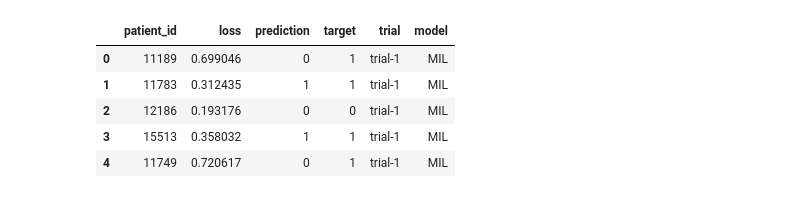
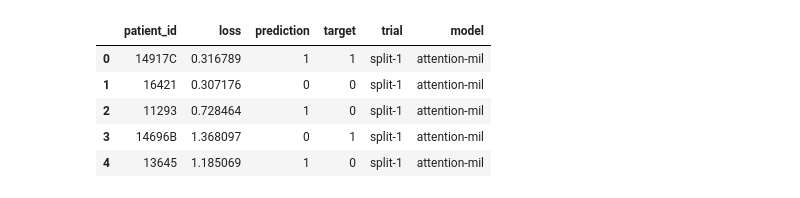
Before and after one commit to emnzn/ViT-Based-WSI-Classification, a Jupyter notebook: training/notebooks/results-visualization.ipynb, the cells around one changed output. Drawn from its saved outputs; the diff is of its cells as text; code cells hidden in the pictures.

```diff
--- a/training/notebooks/results-visualization.ipynb
+++ b/training/notebooks/results-visualization.ipynb
@@ -8,23 +8,31 @@ from sklearn.metrics import balanced_accuracy_score, f1_score
 # %%
 data_dir = os.path.join("..", "assets", "inference-results")
 
-trial_nums = sorted(os.listdir(data_dir), key=lambda x: int(x.split("-")[-1]))
+embedding_types = [d for d in os.listdir(data_dir) if d != "beta"]
 # %%
-def stack_dfs(data_dir, trial_nums):
+def stack_dfs(data_dir):
     dfs = []
 
-    for trial in trial_nums:
-        trial_path = os.path.join(data_dir, trial)
-        result_files = os.listdir(trial_path)
-        result_paths = [os.path.join(trial_path, f) for f in result_files]
+    for embedding_type in embedding_types:
+        embedding_dir = os.path.join(data_dir, embedding_type)
+        training_methods = os.listdir(embedding_dir)
 
-        for result in result_paths:
-            df = pd.read_csv(result)
-            df["trial"] = [trial for _ in range(len(df))]
-            df["model"] = [Path(result).stem for _ in range(len(df))]
-            df["model"] = df["model"].map(lambda x: "MIL" if "mil" in x else "CNN")
+        for training_method in training_methods:
+            method_dir = os.path.join(embedding_dir, training_method)
+            trial_nums = sorted(os.listdir(method_dir), key=lambda x: int(x.split("-")[-1]))
 
-            dfs.append(df)
+            for trial in trial_nums:
+                trial_path = os.path.join(method_dir, trial)
+                result_files = os.listdir(trial_path)
+                result_paths = [os.path.join(trial_path, f) for f in result_files]
+
+                for result in result_paths:
+                    df = pd.read_csv(result)
+                    df["trial"] = [trial for _ in range(len(df))]
+                    df["model"] = [Path(result).stem for _ in range(len(df))]
+                    df["model"] = df["model"].map(lambda x: "-".join(Path(x).stem.split("-")[:-1]))
+
+                    dfs.append(df)
 
     stacked_df = pd.concat(dfs, axis=0)
 
@@ -37,16 +45,16 @@ def compute_metrics(group):
 
     return pd.Series({'balanced_accuracy': balanced_acc, 'weighted_f1': weighted_f1})
 # %%
-df = stack_dfs(data_dir, trial_nums)
+df = stack_dfs(data_dir)
 
 df.head()
 # %% [output]
 |  | patient_id | loss | prediction | target | trial | model |
-| 0 | 11189 | 0.699046 | 0 | 1 | trial-1 | MIL |
-| 1 | 11783 | 0.312435 | 1 | 1 | trial-1 | MIL |
-| 2 | 12186 | 0.193176 | 0 | 0 | trial-1 | MIL |
-| 3 | 15513 | 0.358032 | 1 | 1 | trial-1 | MIL |
-| 4 | 11749 | 0.720617 | 0 | 1 | trial-1 | MIL |
+| 0 | 14917C | 0.316789 | 1 | 1 | split-1 | attention-mil |
+| 1 | 16421 | 0.307176 | 0 | 0 | split-1 | attention-mil |
+| 2 | 11293 | 0.728464 | 1 | 0 | split-1 | attention-mil |
+| 3 | 14696B | 1.368097 | 0 | 1 | split-1 | attention-mil |
+| 4 | 13645 | 1.185069 | 1 | 0 | split-1 | attention-mil |
 # %%
 results = df.groupby(['trial', 'model']).apply(compute_metrics).reset_index()
 
```
Also changed, not shown: parts of 7 cells of this notebook, 7 other files.
